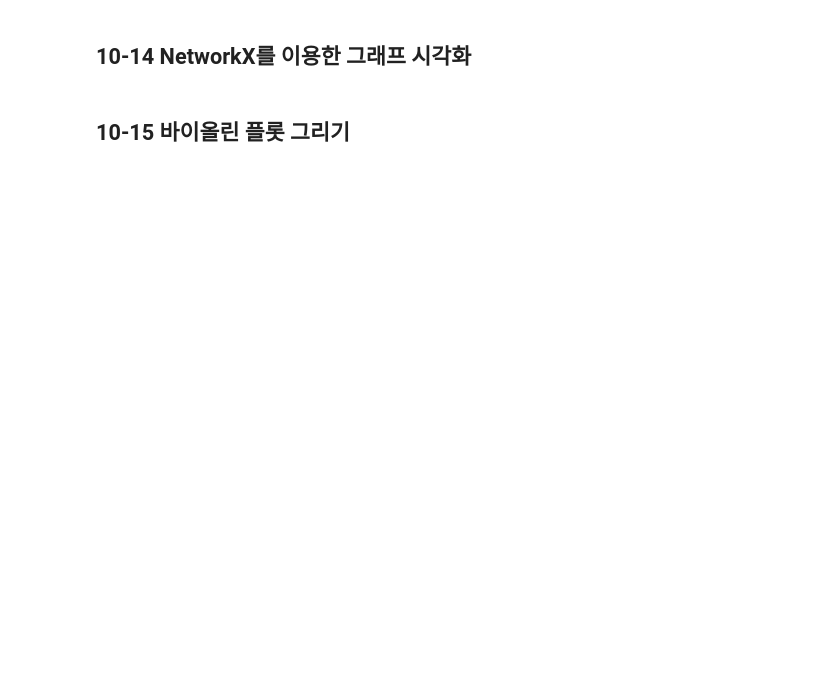
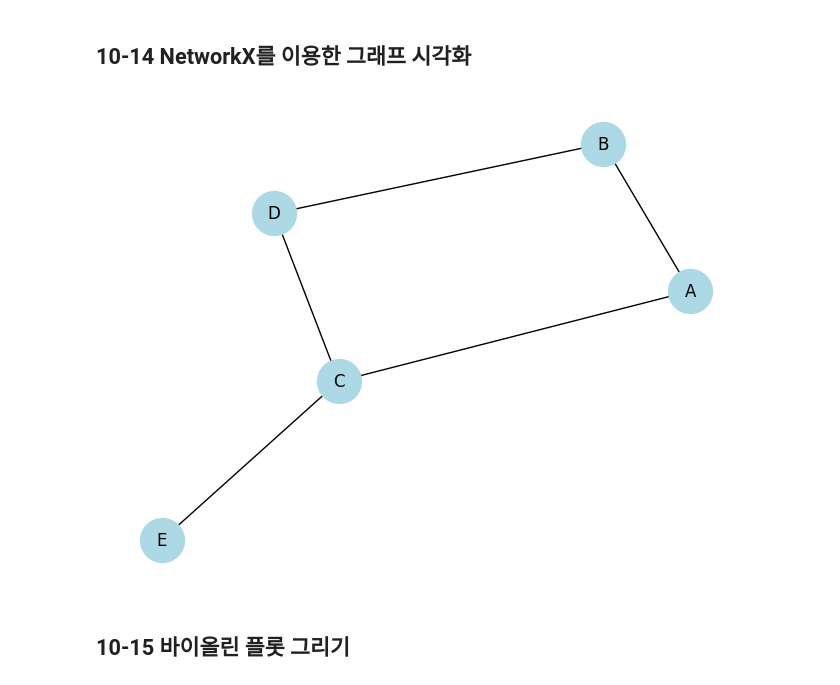
Before and after one commit to JwForStudy/Data-Analysis-with-Open-Source, a Jupyter notebook: 오픈소스_데이터_분석_10강.ipynb, the cells around one changed output. Saved outputs shown, nothing was run; the diff lists cells and outputs as text; code cells hidden in the pictures; blank space fills up the shorter version.

```diff
--- a/오픈소스_데이터_분석_10강.ipynb
+++ b/오픈소스_데이터_분석_10강.ipynb
@@ -328,19 +339,22 @@ map
 # %%
 import networkx as nx
 import matplotlib.pyplot as plt
 
 ## 그래프 객체 생성
 G = nx.Graph()
 
 ## 노드(정점) 추가
 G.add_nodes_from(["A", "B", "C", "D", "E"])
 
 ## 엣지(간선) 추가
 G.add_edges_from([("A", "B"), ("A", "C"), ("B", "D"), ("C", "D"), ("C", "E")])
 
 ## 그래프 시각화
+nx.draw(G, with_labels=True, node_size=1000, node_color='lightblue')
 
 plt.show()
+# %% [output]
+[figure, added]
 # %% [markdown]
 ## 10-15 바이올린 플롯 그리기
 # %%
```
Also changed, not shown: parts of 12 cells of this notebook.
